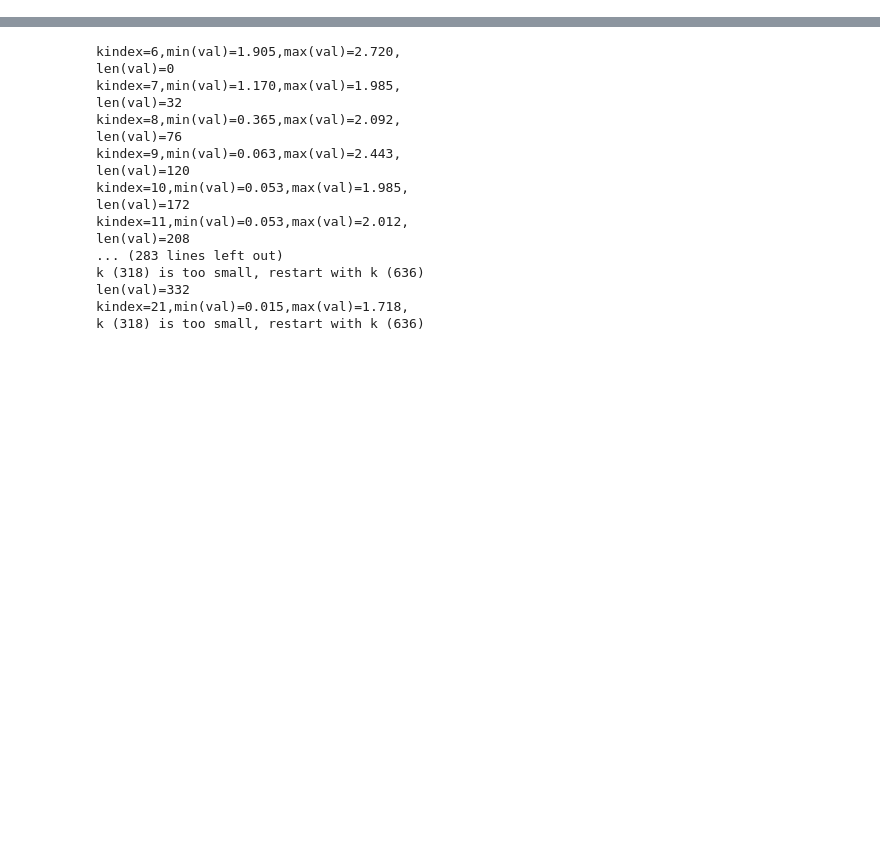
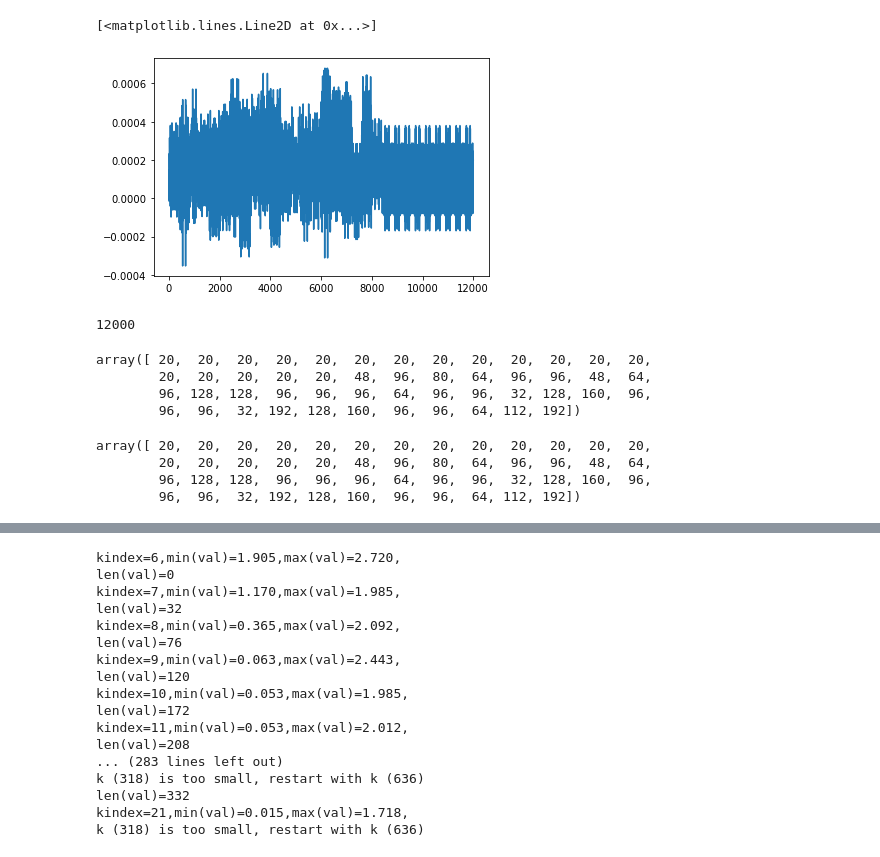
Before and after one commit to hainingpan/AlEuS, a Jupyter notebook: python/draft.ipynb, the cells around one changed output, grey strips where cells are left out. Cells and saved outputs as stored; diff of their text form; code cells hidden in the pictures; blank space fills up the shorter version.

```diff
--- a/python/draft.ipynb
+++ b/python/draft.ipynb
@@ -163,0 +511,5 @@ def iter(initial,param):
+# %%
+plt.plot(params.Delta_array)
+# %% [output]
+[<matplotlib.lines.Line2D at 0x...>]
+[figure, added]
@@ -163,0 +518,4 @@ def iter(initial,param):
+# %%
+len(params.system.sites)
+# %% [output]
+12000
@@ -163,0 +524,14 @@ def iter(initial,param):
+# %%
+np.maximum(params.estimate[:params.N_Al[2]//2],20)
+# %% [output]
+array([ 20,  20,  20,  20,  20,  20,  20,  20,  20,  20,  20,  20,  20,
+        20,  20,  20,  20,  20,  48,  96,  80,  64,  96,  96,  48,  64,
+        96, 128, 128,  96,  96,  96,  64,  96,  96,  32, 128, 160,  96,
+        96,  96,  32, 192, 128, 160,  96,  96,  64, 112, 192])
+# %%
+np.maximum(params.estimate[:params.N_Al[2]//2],20)
+# %% [output]
+array([ 20,  20,  20,  20,  20,  20,  20,  20,  20,  20,  20,  20,  20,
+        20,  20,  20,  20,  20,  48,  96,  80,  64,  96,  96,  48,  64,
+        96, 128, 128,  96,  96,  96,  64,  96,  96,  32, 128, 160,  96,
+        96,  96,  32, 192, 128, 160,  96,  96,  64, 112, 192])
```
Also changed, not shown: parts of 66 cells of this notebook, 24 other files.
